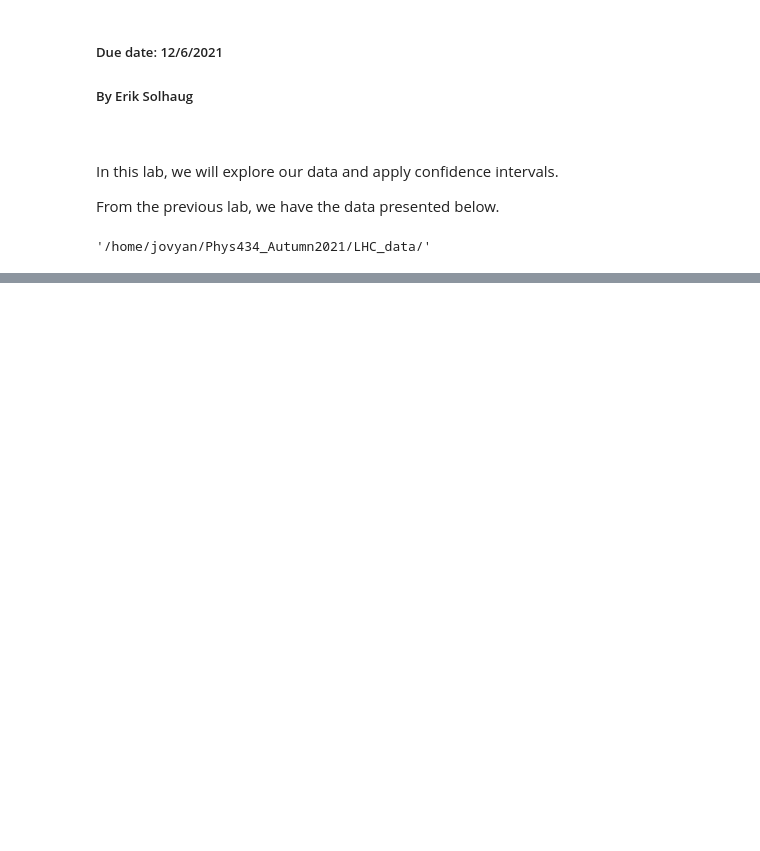
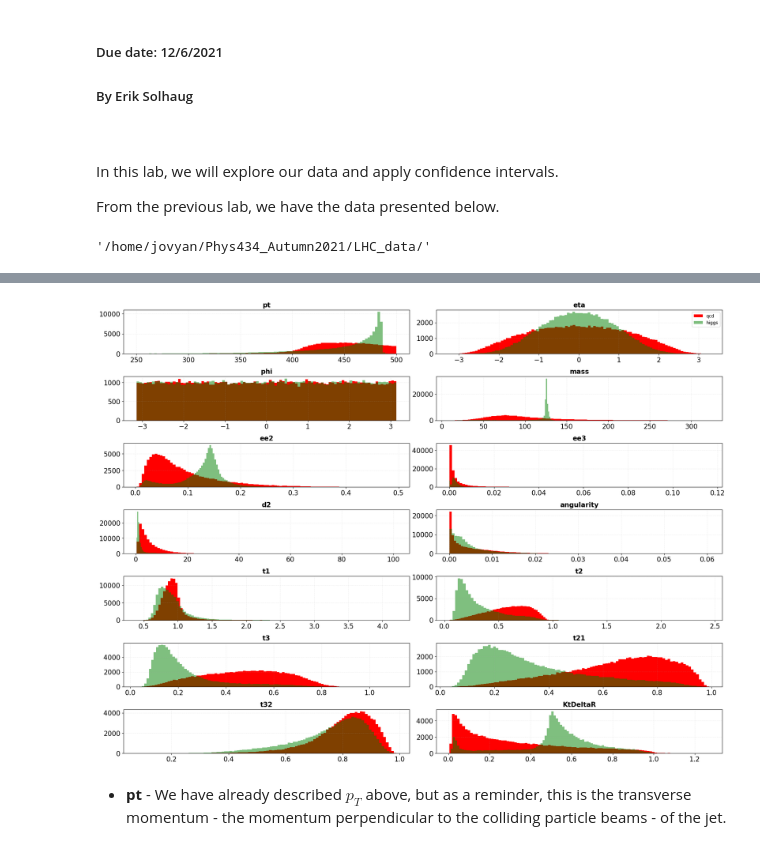
Before and after one commit to SOLHAUG13/Phys434_Autumn2021, a Jupyter notebook: Lab7/Lab7_PHYS434_Solhaug_Erik.ipynb, the cells around one changed output, grey strips where cells are left out. Drawn from its saved outputs; the diff is of its cells as text; code cells hidden in the pictures; blank space fills up the shorter version.

```diff
--- a/Lab7/Lab7_PHYS434_Solhaug_Erik.ipynb
+++ b/Lab7/Lab7_PHYS434_Solhaug_Erik.ipynb
@@ -41,0 +74,25 @@ with open(f'{data_dir}/qcd_100000_pt_250_500.pkl', 'rb') as f:
+# %%
+fig, ax = plt.subplots(7, 2)
+fig.tight_layout(pad=3.0)
+
+for i in range(0,qcd.columns.size):
+    name = qcd.columns[i]
+    X1 = qcd[f'{name}']
+    X2 = higgs[f'{name}']
+
+    bins = 100
+
+    row = math.floor(i/2)
+    col = i%2
+
+    ax[row, col].tick_params(labelsize = 15)
+    ax[row, col].tick_params(labelsize = 15)
+    ax[row, col].hist(X1, bins, color='r', linewidth = 3, label = 'qcd')
+    ax[row, col].hist(X2, bins, color='g', alpha = 0.5, linewidth = 3, label='higgs')
+    ax[row, col].set_title(f'{name}', fontsize = 15, fontweight='bold')
+    ax[row, col].grid(linestyle='--', alpha=0.2)
+ax[0, 1].legend();
+# %% [output]
+[figure, added]
+# %% [markdown]
+- **pt** - We have already described **$p_T$** above, but as a reminder, this is the transverse momentum - the momentum perpendicular to the colliding particle beams - of the jet.
```
Also changed, not shown: parts of 22 cells of this notebook.
